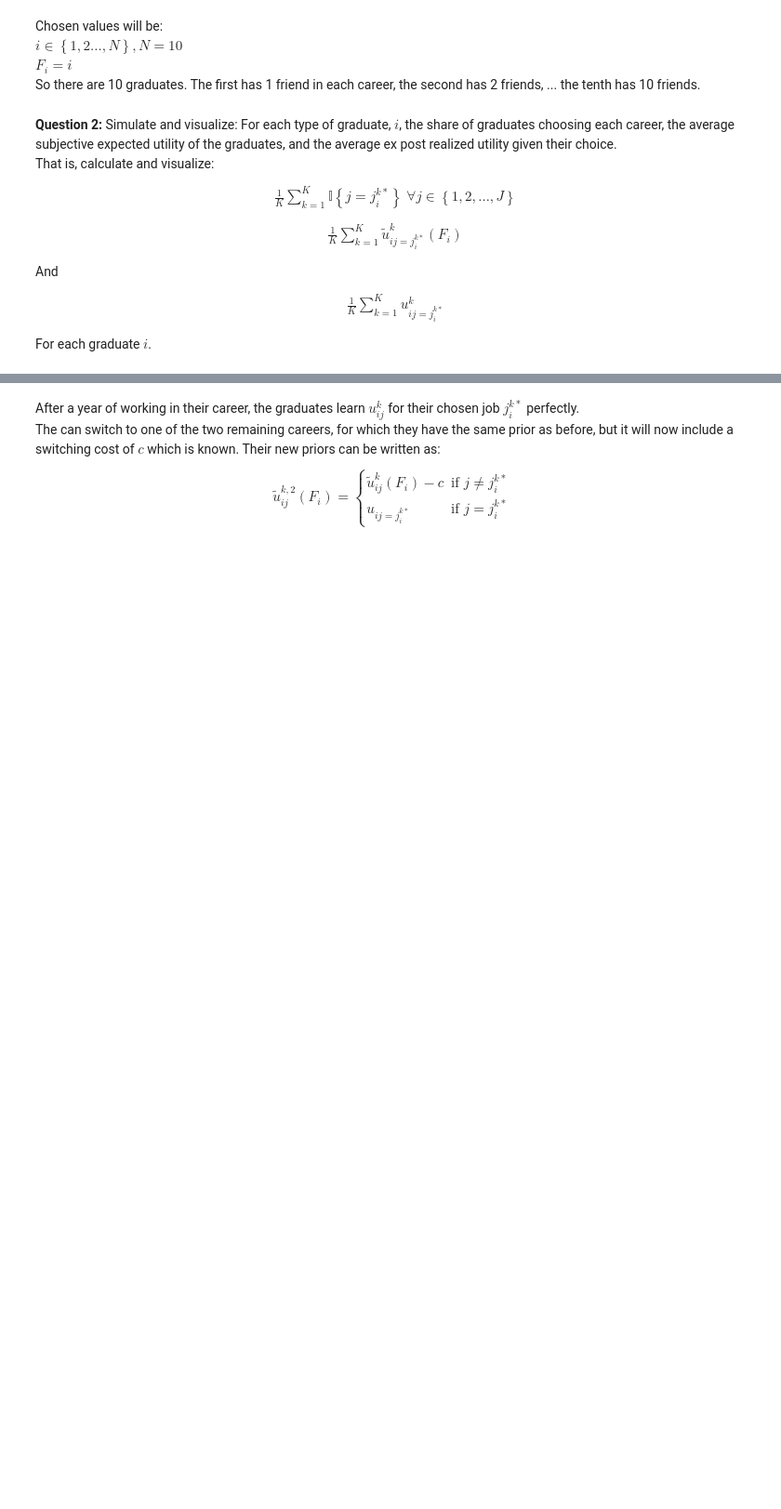
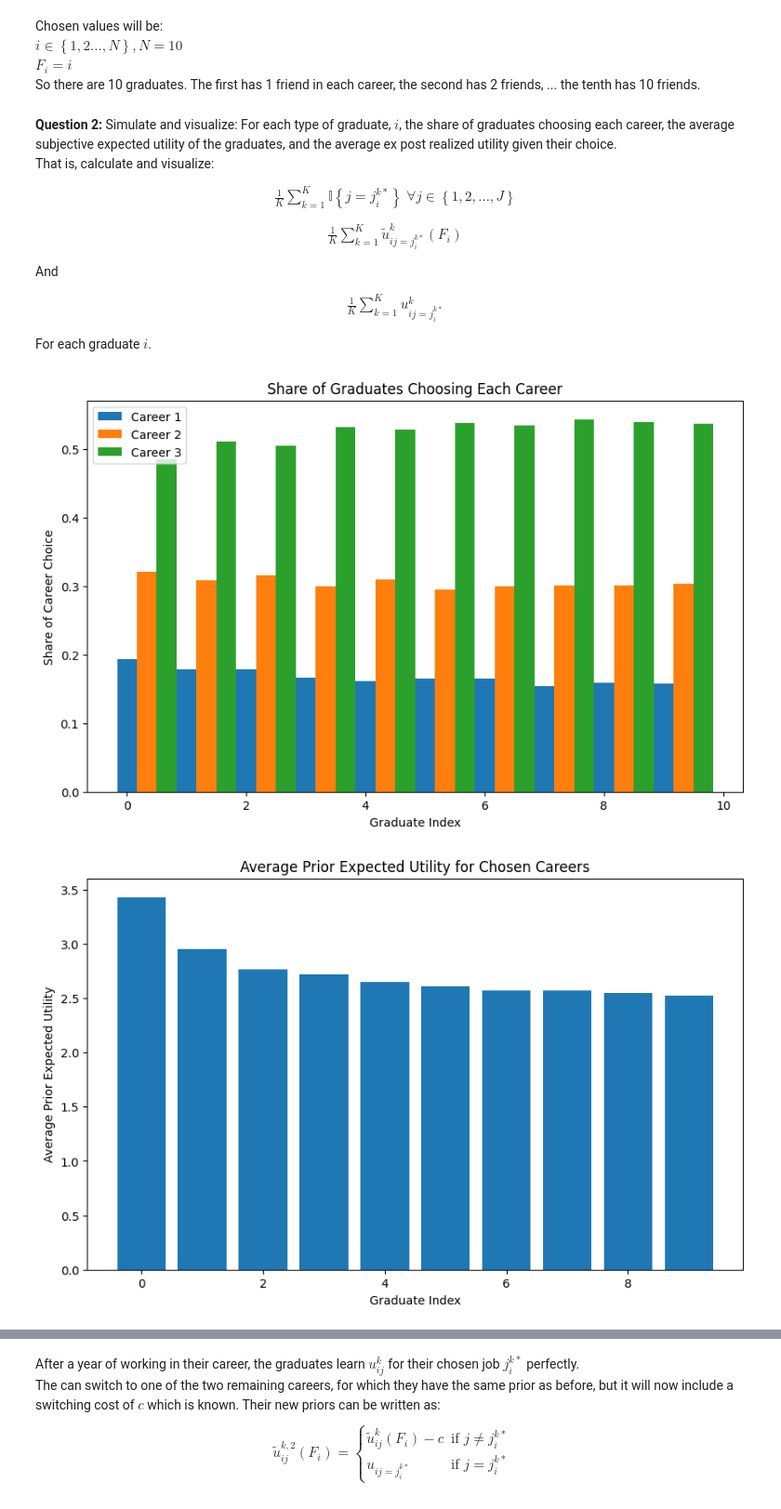
Before and after one commit to NumEconCopenhagen/projects-2024-tbm527, a Jupyter notebook: examproject/exam_2024.ipynb, the cells around one changed output, grey strips where cells are left out. Shown at 93% size. Cells and saved outputs as stored; diff of their text form; code cells hidden in the pictures; blank space fills up the shorter version.

```diff
--- a/examproject/exam_2024.ipynb
+++ b/examproject/exam_2024.ipynb
@@ -171,0 +172,13 @@ par.c = 1
+# %%
+# I simulate the utilities
+expected_utilities = np.zeros(par.J)
+average_realized_utilities = np.zeros(par.J)
+
+for j in range(par.J):
+    epsilon = np.random.normal(0, par.sigma, (par.K,))
+    u_ki_j = par.v[j] + epsilon
+    expected_utilities[j] = par.v[j]
+    average_realized_utilities[j] = np.mean(u_ki_j)
+
+print("Expected utilities for each career choice:", expected_utilities)
+print("Average realized utilities for each career choice:", average_realized_utilities)
@@ -210,0 +225,55 @@ For each graduate $i$.
+# %%
+# I create arrays to store results
+chosen_careers = np.zeros((par.N, par.K), dtype=int)
+prior_expected_utilities = np.zeros((par.N, par.K))
+realized_utilities = np.zeros((par.N, par.K))
+
+# I simulate K times
+for k in range(par.K):
+    for i in range(par.N):
+        Fi = par.F[i]
+        priors = np.zeros(par.J)
+        for j in range(par.J):
+            friends_noise = np.random.normal(0, par.sigma, Fi)
+            priors[j] = par.v[j] + np.mean(friends_noise)
+        own_noise = np.random.normal(0, par.sigma, par.J)
+        expected_utilities_with_own_noise = priors + own_noise
+        chosen_career = np.argmax(expected_utilities_with_own_noise)
+
+        chosen_careers[i, k] = chosen_career
+        prior_expected_utilities[i, k] = priors[chosen_career]
+        realized_utilities[i, k] = par.v[chosen_career] + own_noise[chosen_career]
+
+# Source: I have used ChatGPT to help with the code development for the simulation.
+
+# I calculate the averages
+career_shares = np.mean(chosen_careers == np.arange(par.J)[:, None, None], axis=2).T
+avg_prior_expected_utilities = np.mean(prior_expected_utilities, axis=1)
+avg_realized_utilities = np.mean(realized_utilities, axis=1)
+
+# I plot the results
+plt.figure(figsize=(10, 6))
+for j in range(par.J):
+    plt.bar(np.arange(par.N) + j/par.J, career_shares[:, j], width=1/par.J, label=f'Career {j+1}')
+plt.xlabel('Graduate Index')
+plt.ylabel('Share of Career Choice')
+plt.title('Share of Graduates Choosing Each Career')
+plt.legend()
+plt.show()
+
+plt.figure(figsize=(10, 6))
+plt.bar(np.arange(par.N), avg_prior_expected_utilities)
+plt.xlabel('Graduate Index')
+plt.ylabel('Average Prior Expected Utility')
+plt.title('Average Prior Expected Utility for Chosen Careers')
+plt.show()
+
+plt.figure(figsize=(10, 6))
+plt.bar(np.arange(par.N), avg_realized_utilities)
+plt.xlabel('Graduate Index')
+plt.ylabel('Average Realized Utility')
+plt.title('Average Realized Utility for Chosen Careers')
+plt.show()
+# %% [output]
+[figure, added]
+[figure, added]
```
Also changed, not shown: parts of 21 cells of this notebook, 1 other file.
